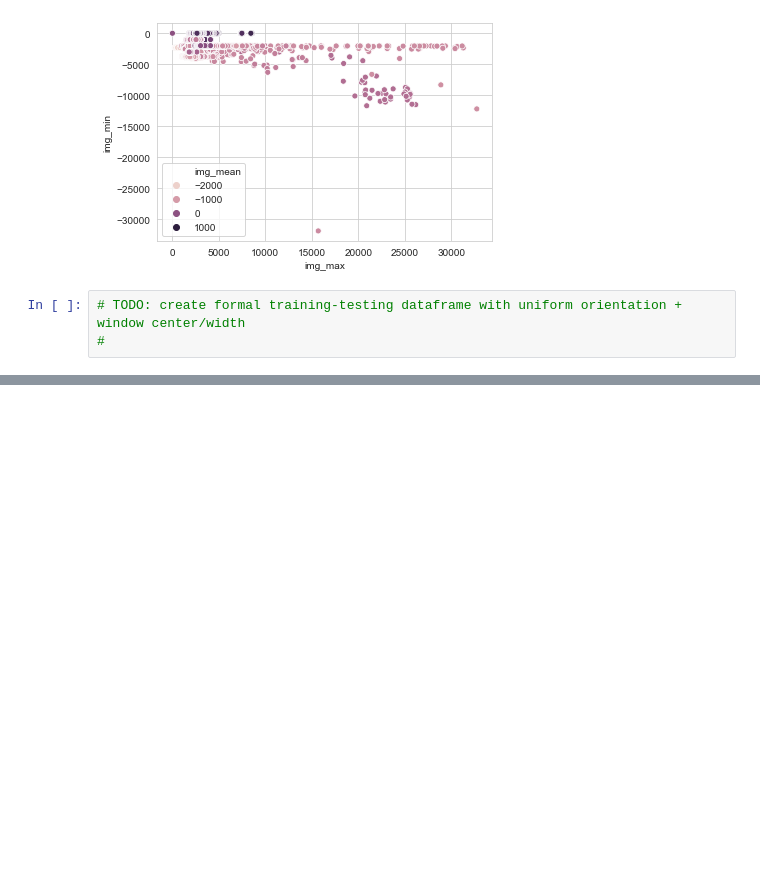
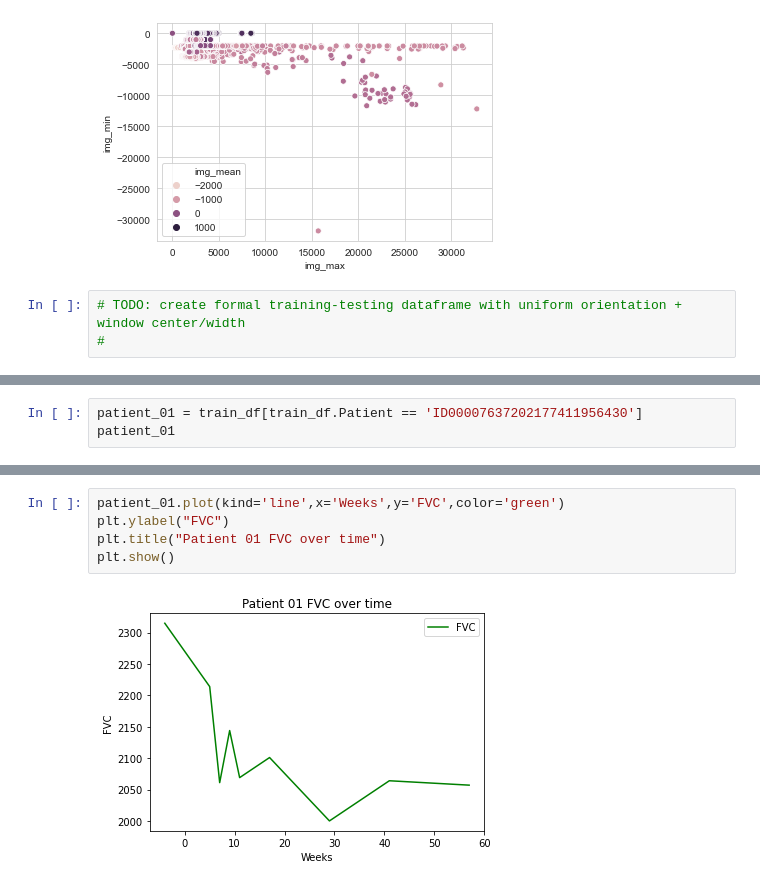
Before and after one commit to vdegenova/osic_kaggle, a Jupyter notebook: OSIC EDA.ipynb, the cells around one changed output, grey strips where cells are left out. Cells and saved outputs as stored; diff of their text form; blank space fills up the shorter version.

```diff
--- a/OSIC EDA.ipynb
+++ b/OSIC EDA.ipynb
@@ -248,0 +274,3 @@ sns.scatterplot(data = meta_data_df, x='img_max', y='img_min', hue='img_mean');
+# %%
+patient_01 = train_df[train_df.Patient == 'ID00007637202177411956430']
+patient_01
@@ -248,0 +288,7 @@ sns.scatterplot(data = meta_data_df, x='img_max', y='img_min', hue='img_mean');
+# %%
+patient_01.plot(kind='line',x='Weeks',y='FVC',color='green')
+plt.ylabel("FVC")
+plt.title("Patient 01 FVC over time")
+plt.show()
+# %% [output]
+[figure, added]
```
Also changed, not shown: parts of 5 cells of this notebook, 2 other files.
